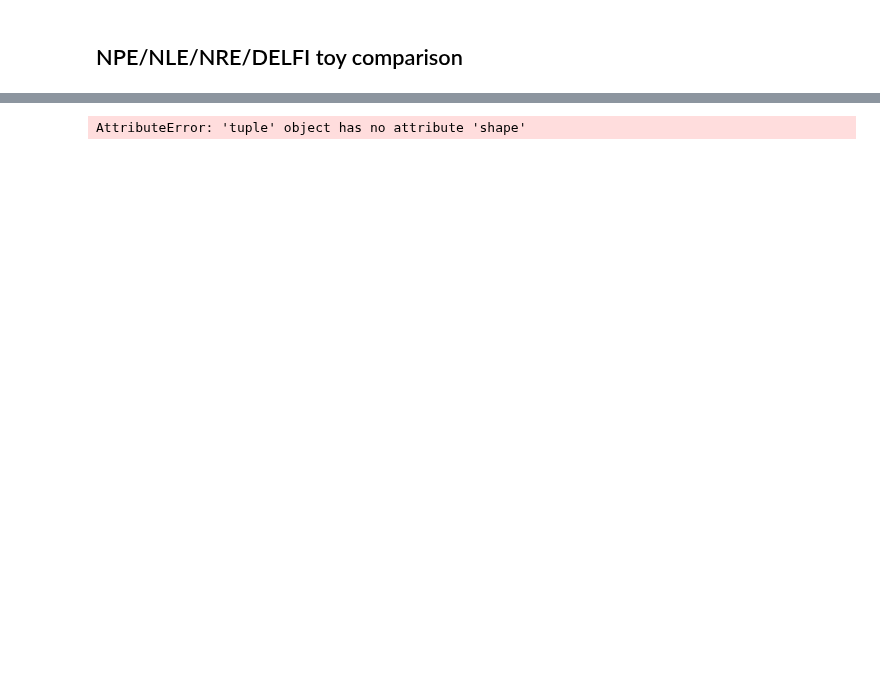
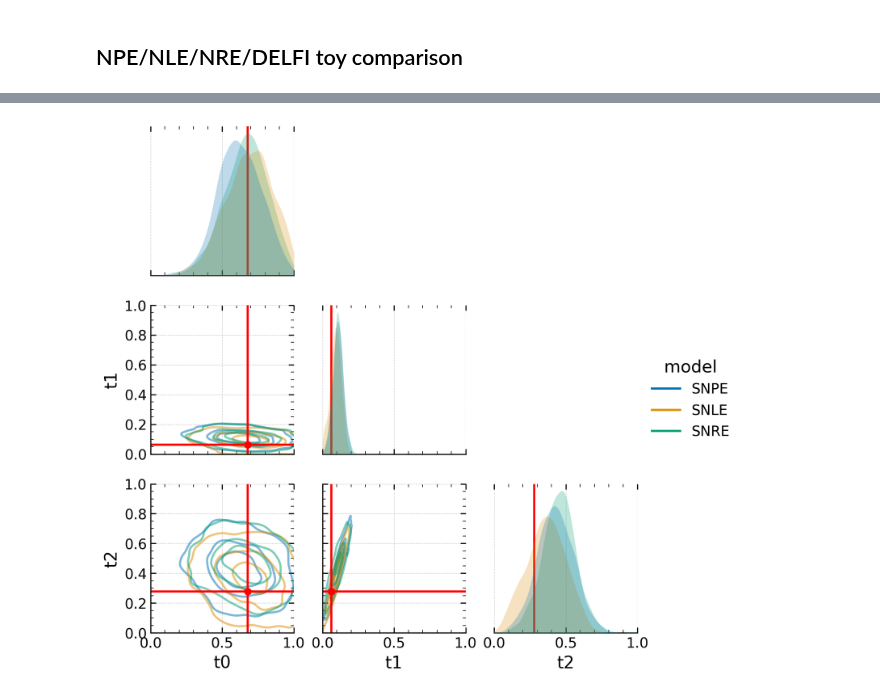
Before and after one commit to maho3/ltu-ili, a Jupyter notebook: paper/fig2.ipynb, the cells around one changed output, grey strips where cells are left out. Saved outputs shown, nothing was run; the diff lists cells and outputs as text; code cells hidden in the pictures; blank space fills up the shorter version.

Commit message:
all models working except some weird saving issue with pydelfi

```diff
--- a/paper/fig2.ipynb
+++ b/paper/fig2.ipynb
@@ -17,10 +24,4 @@ from ili.validation.runner import ValidationRunner
 # %%
-# Load data
-cfgdir = '/home/mattho/git/ltu-ili/paper/configs/toy_model/'
-wdir = '/home/mattho/git/ltu-ili/paper/wdir'
-
-os.chdir(wdir)
-
 all_loader = StaticNumpyLoader.from_config(join(cfgdir, "data.yaml"))
 x, theta = all_loader.get_all_data(), all_loader.get_all_parameters()
 
@@ -28,8 +29,9 @@ np.random.seed(12345)
 ind = np.random.choice(len(x))
 x_obs = x[ind]
 theta_obs = theta[ind]
+ndim = theta.shape[1]
 
 samples = {}
-models = ['SNPE']#, 'SNLE', 'SNRE', 'pydelfi']
+models = ['SNPE', 'SNLE', 'SNRE']#, 'pydelfi']
 for m in models:
-    samples[m] = np.load(join(wdir, 'toy', f'toy_{m}___single_samples.npy'))
+    samples[m] = np.load(join(wdir, 'toy', f'toy_{m}_single_samples.npy'))
@@ -218,4 +38,34 @@ axpos = ax
-# %%
-data.shape
-# %% [output]
-AttributeError: 'tuple' object has no attribute 'shape'
+# %%
+sampdf = [
+    pd.DataFrame(samples[m], columns=['t0', 't1', 't2'])
+    for m in models
+]
+for i in range(len(models)):
+    sampdf[i]['model'] = models[i]
+sampdf = pd.concat(sampdf)
+# %%
+g = sns.pairplot(
+    sampdf,
+    hue='model',
+    kind='kde',
+    diag_kind='kde',
+    plot_kws=dict(alpha=0.5, levels=4),
+    diag_kws=dict(linewidth=0),
+    palette='colorblind',
+    corner=True,
+)
+# plot the true value
+for i in range(ndim):
+    for j in range(i + 1):
+        if i == j:
+            g.axes[i, i].axvline(theta_obs[i], color="r")
+            g.axes[i, i].set_xlim(0, 1)
+        else:
+            g.axes[i, j].axhline(theta_obs[i], color="r")
+            g.axes[i, j].axvline(theta_obs[j], color="r")
+            g.axes[i, j].plot(theta_obs[j], theta_obs[i], "ro")
+            g.axes[i, j].set_xlim(0, 1)
+            g.axes[i, j].set_ylim(0, 1)
+plt.subplots_adjust(hspace = 0.2, wspace = 0.2)
+# %% [output]
+[figure, added]
```
Also changed, not shown: parts of 10 cells of this notebook, 10 other files.
